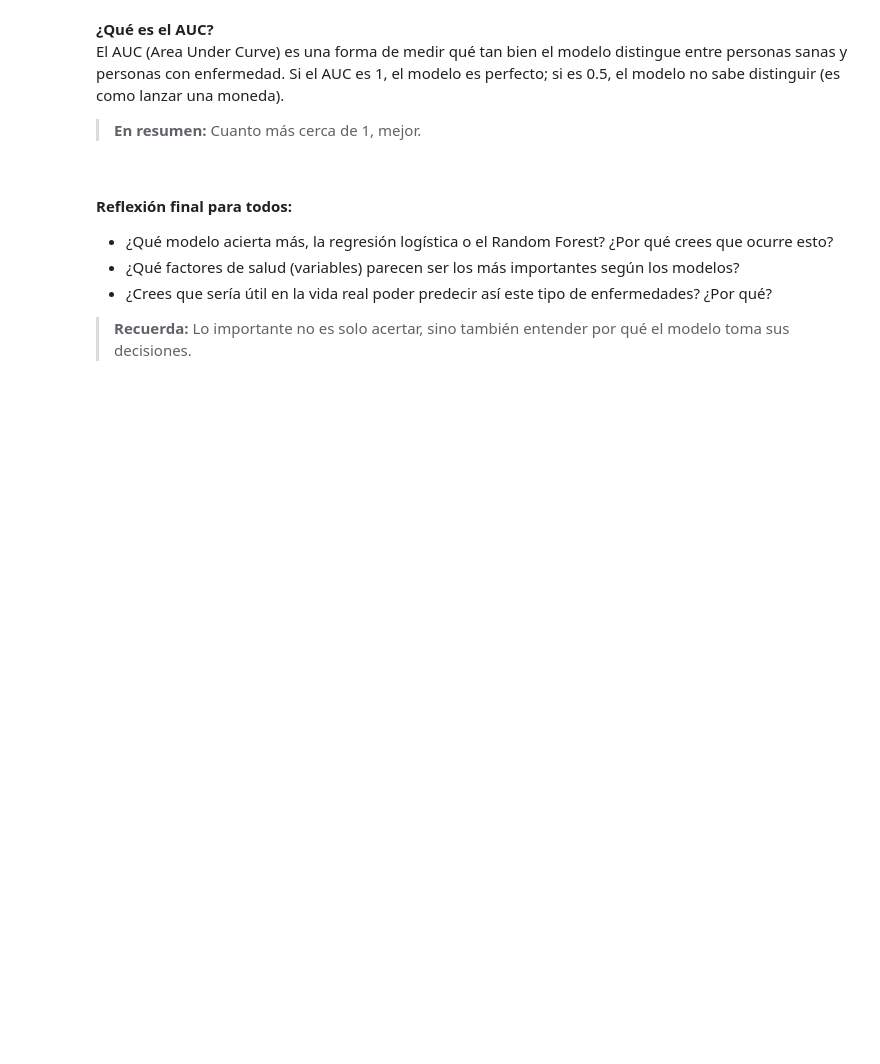
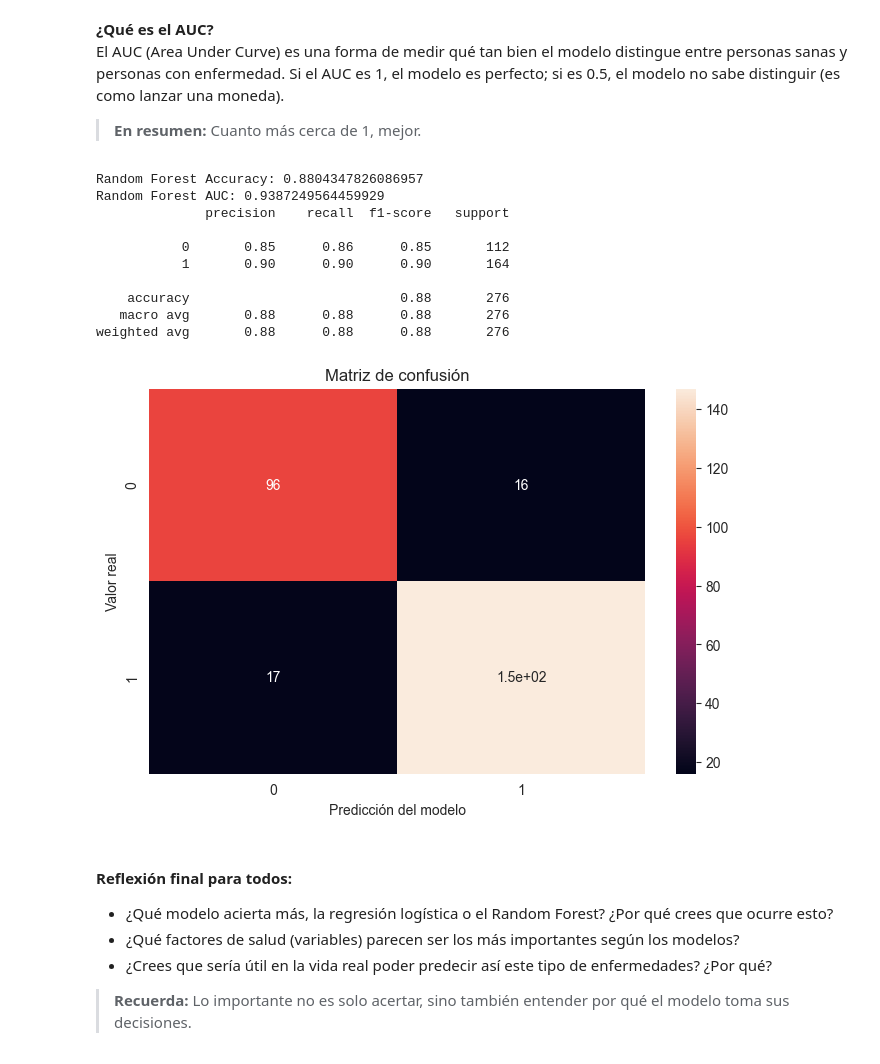
Before and after one commit to jafprofesor/IFCD093PO, a Jupyter notebook: 2025-10-28/Heart_Failure_Prediction_Dataset–Clasificación.ipynb, the cells around one changed output. Cells and saved outputs as stored; diff of their text form; code cells hidden in the pictures; blank space fills up the shorter version.

```diff
--- a/2025-10-28/Heart_Failure_Prediction_Dataset–Clasificación.ipynb
+++ b/2025-10-28/Heart_Failure_Prediction_Dataset–Clasificación.ipynb
@@ -113,18 +164,38 @@ El AUC (Area Under Curve) es una forma de medir qué tan bien el modelo distingu
 # %%
 # PASO 7: Probar un modelo más avanzado: Random Forest
 # Random Forest es un modelo que combina muchos árboles de decisión para mejorar la predicción
 from sklearn.ensemble import RandomForestClassifier
 
 # Creamos el modelo y lo entrenamos
-rf = RandomForestClassifier()
+rf = RandomForestClassifier(n_estimators=200, random_state=42)
 rf.fit(X_train, y_train)
 
 # Hacemos predicciones con Random Forest
 y_pred_rf = rf.predict(X_test)
-
+acc_rf = accuracy_score(y_test, y_pred_rf)
+auc_rf = roc_auc_score(y_test, rf.predict_proba(X_test)[:,1])
 # Mostramos el porcentaje de aciertos y el AUC
-print('Random Forest Accuracy:', accuracy_score(y_test, y_pred_rf))
-print('Random Forest AUC:', roc_auc_score(y_test, rf.predict_proba(X_test)[:,1]))
+print('Random Forest Accuracy:', acc_rf)
+print('Random Forest AUC:', auc_rf)
+print(classification_report(y_test, y_pred_rf))
+# Mostramos la matriz de confusión: cuántos aciertos y errores
+sns.heatmap(confusion_matrix(y_test, y_pred_rf), annot=True)
+plt.title('Matriz de confusión')
+plt.xlabel('Predicción del modelo')
+plt.ylabel('Valor real')
+plt.show()
+# %% [output]
+Random Forest Accuracy: 0.8804347826086957
+Random Forest AUC: 0.9387249564459929
+              precision    recall  f1-score   support
+
+           0       0.85      0.86      0.85       112
+           1       0.90      0.90      0.90       164
+
+    accuracy                           0.88       276
+   macro avg       0.88      0.88      0.88       276
+weighted avg       0.88      0.88      0.88       276
+[figure, added]
 # %% [markdown]
 #### Reflexión final para todos:
 
```
Also changed, not shown: parts of 19 cells of this notebook.
